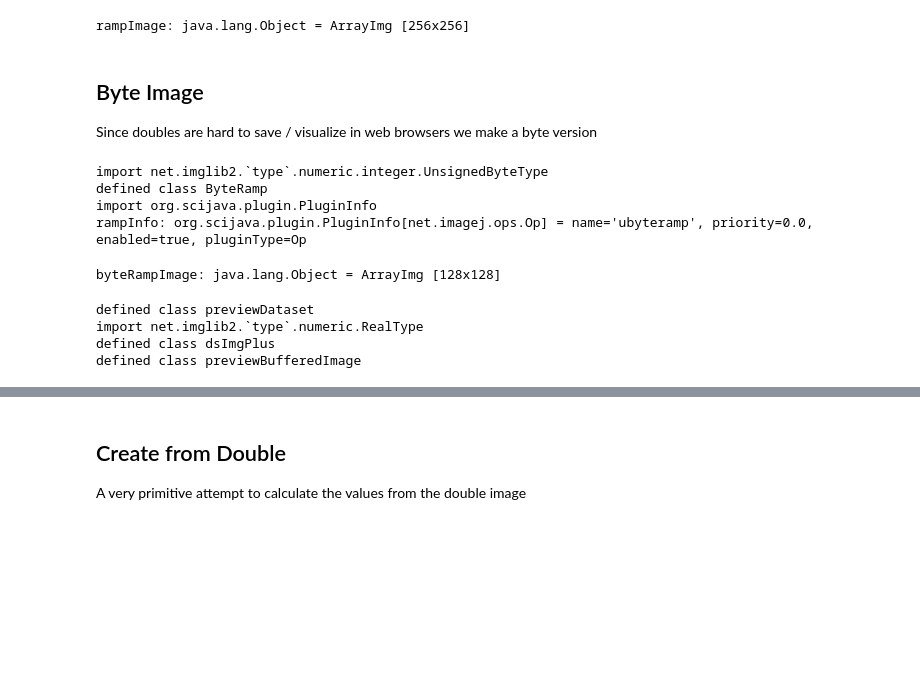
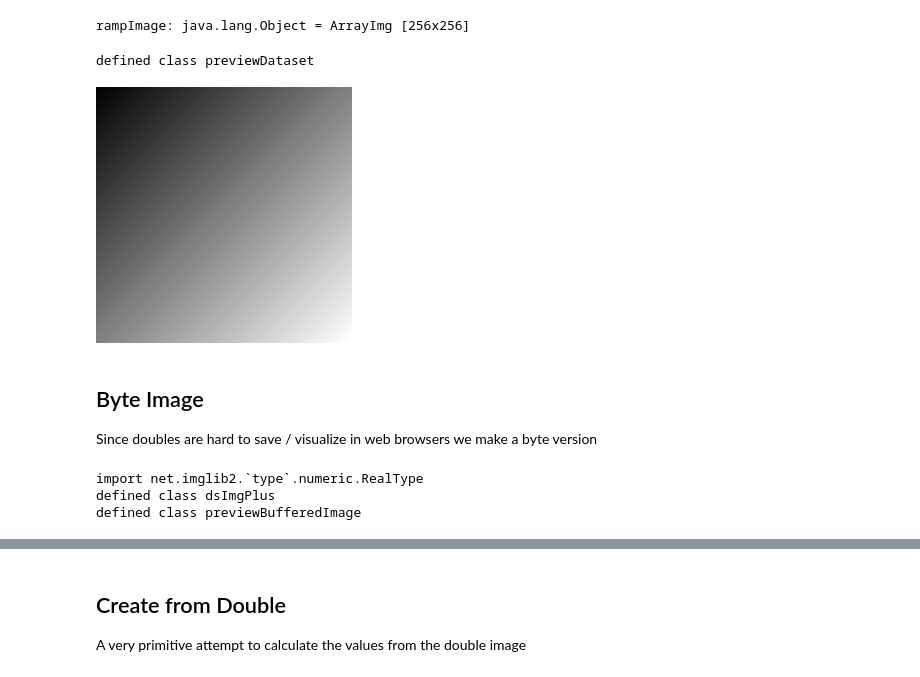
Before and after one commit to 4Quant/ImgLib2-Notebooks, a Jupyter notebook: Create Ops.ipynb, the cells around one changed output, grey strips where cells are left out. Drawn from its saved outputs; the diff is of its cells as text; code cells hidden in the pictures; blank space fills up the shorter version.

Commit message:
fixed creating ops, added reference to imglib2 tutorials

```diff
--- a/Create Ops.ipynb
+++ b/Create Ops.ipynb
@@ -97,65 +101,31 @@ rampInfo: org.scijava.plugin.PluginInfo[net.imagej.ops.Op] = name='ramp2', prior
 val rampImage = ij.op().run("ramp")
 # %% [output]
 rampImage: java.lang.Object = ArrayImg [256x256]
+# %%
+implicit class previewDataset(curSet: net.imagej.Dataset)(implicit ij: net.imagej.ImageJ) {
+    /** saves the file to a temporary directory, read it in again as a bytearray and feed it to the jupyter function **/
+    def preview() = {
+        val tFile = java.io.File.createTempFile("jupy",".jpg")
+        ij.scifio().datasetIO().save(curSet,tFile.getPath())
+        val imgFIS = new java.io.FileInputStream(tFile.getPath())
+        val out = new Array[Byte](imgFIS.getChannel().size().toInt)
+        imgFIS.read(out)
+        display.jpg(out)
+    }
+}
+# %% [output]
+defined class previewDataset
+# %%
+ij.dataset().create(
+    rampImage.asInstanceOf[Img[UnsignedByteType]]
+).preview()
+# %% [output]
+[figure, added]
 # %% [markdown]
 ## Byte Image
 Since doubles are hard to save / visualize in web browsers we make a byte version
-# %%
-import special.wrap.obj // needed so the class is created correctly
-import net.imglib2.`type`.numeric.integer.UnsignedByteType
-@Plugin(`type` = classOf[Op], name = "ubyteramp")
-class ByteRamp extends AbstractOp {
-
-    @Parameter(`type` = ItemIO.OUTPUT)
-	private var rampImg: ArrayImg[UnsignedByteType, _] = null
-
-	override def run(): Unit = {
-        rampImg = ArrayImgs.unsignedBytes(128, 128);
-
-		val c = rampImg.localizingCursor();
-		val pos = new Array[Long](rampImg.numDimensions());
-		while (c.hasNext()) {
-			c.fwd()
-			c.localize(pos)
-			c.get().setReal(sum(pos))
-		}
-	}
-
-    private def sum(pos: Array[Long]) = {
-		var sum = 0.0f;
-		for (p <- pos) sum += p;
-		sum
-	}
-}
-
-// Manually Register the Op as a plugin
-import org.scijava.plugin.PluginInfo
-val rampInfo = new PluginInfo(classOf[ByteRamp],
-                              classOf[Op]
-                             )
-ij.plugin().addPlugin(rampInfo)
-# %% [output]
-import net.imglib2.`type`.numeric.integer.UnsignedByteType
-defined class ByteRamp
-import org.scijava.plugin.PluginInfo
-rampInfo: org.scijava.plugin.PluginInfo[net.imagej.ops.Op] = name='ubyteramp', priority=0.0, enabled=true, pluginType=Op
-# %%
-// call the op to make a new image
-val byteRampImage = ij.op().run("ubyteramp")
-# %% [output]
-byteRampImage: java.lang.Object = ArrayImg [128x128]
 # %%
-implicit class previewDataset(curSet: net.imagej.Dataset)(implicit ij: net.imagej.ImageJ) {
-    /** saves the file to a temporary directory, read it in again as a bytearray and feed it to the jupyter function **/
-    def preview() = {
-        val tFile = java.io.File.createTempFile("jupy",".jpg")
-        ij.scifio().datasetIO().save(curSet,tFile.getPath())
-        val imgFIS = new java.io.FileInputStream(tFile.getPath())
-        val out = new Array[Byte](imgFIS.getChannel().size().toInt)
-        imgFIS.read(out)
-        display.jpg(out)
-    }
-}
+
 import net.imglib2.`type`.numeric.RealType
 implicit class dsImgPlus[T <: RealType[T], U <: net.imglib2.img.Img[T]](curImg: U)(implicit ij: net.imagej.ImageJ) {
     def toDataset() = {
@@ -173,7 +143,6 @@ implicit class previewBufferedImage(bi: java.awt.image.BufferedImage) {
     }
 }
 # %% [output]
-defined class previewDataset
 import net.imglib2.`type`.numeric.RealType
 defined class dsImgPlus
 defined class previewBufferedImage
```
Also changed, not shown: parts of 9 cells of this notebook, 2 other files.
